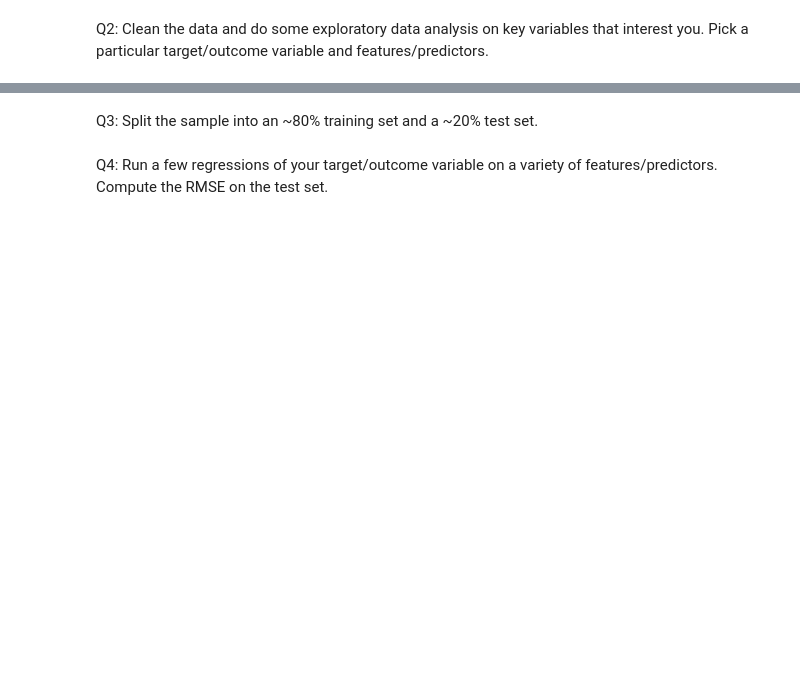
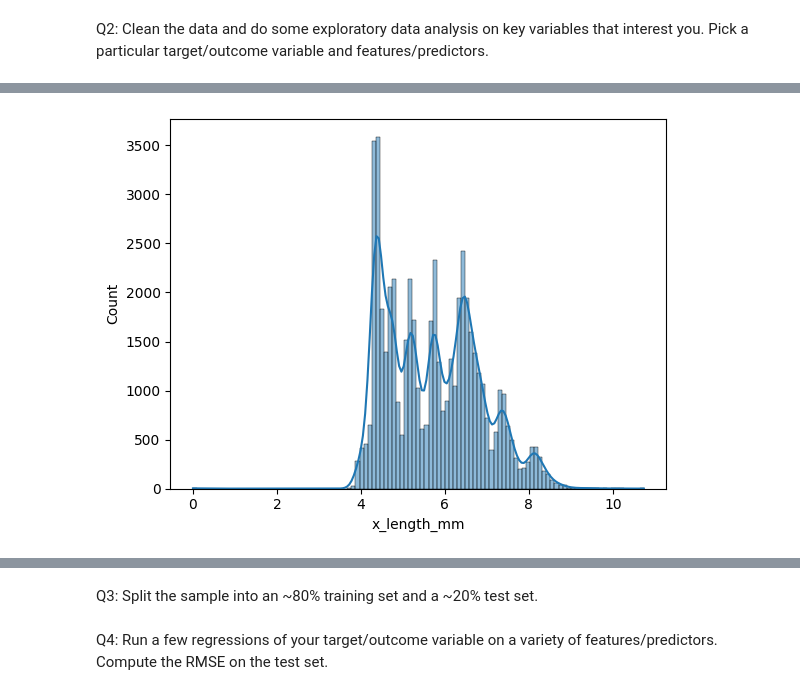
Before and after one commit to natalie-s11/week_8, a Jupyter notebook: Lab_IV_Linear_Models.ipynb, the cells around one changed output, grey strips where cells are left out. Saved outputs shown, nothing was run; the diff lists cells and outputs as text; code cells hidden in the pictures; blank space fills up the shorter version.

```diff
--- a/Lab_IV_Linear_Models.ipynb
+++ b/Lab_IV_Linear_Models.ipynb
@@ -812,0 +920,5 @@ Q2: Clean the data and do some exploratory data analysis on key variables that i
+# %%
+sns.histplot(df['x_length_mm'], kde=True)
+plt.show()
+# %% [output]
+[figure, added]
```
Also changed, not shown: parts of 19 cells of this notebook.
